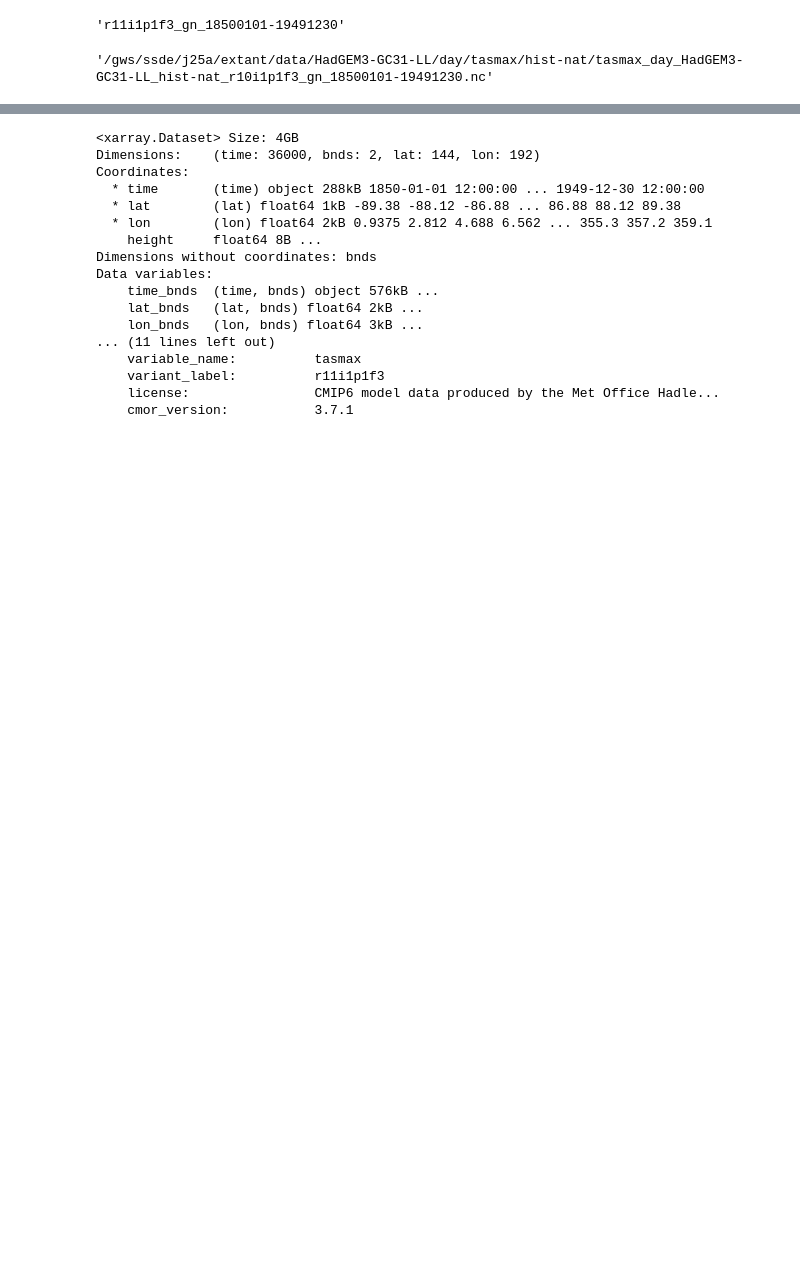
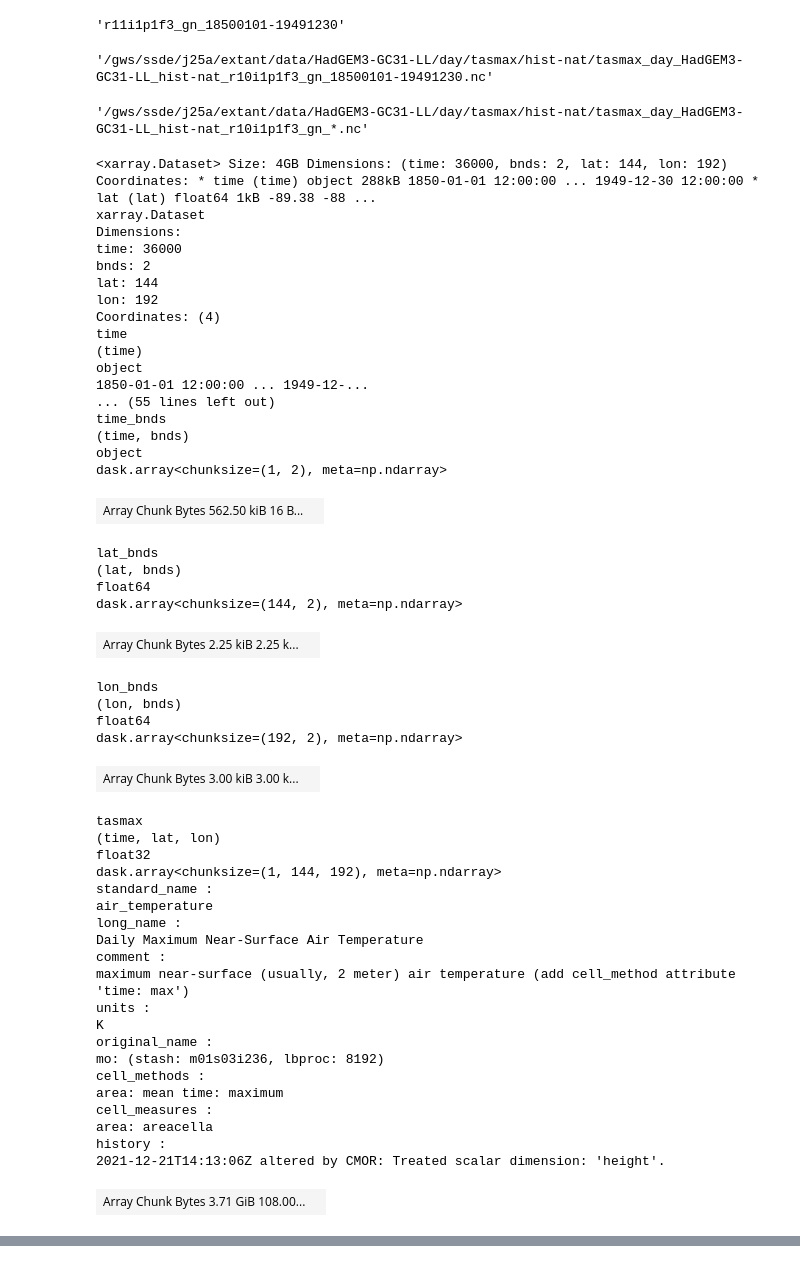
Before and after one commit to alexborowiak/ExtAnt-initial, a Jupyter notebook: draft_01.ipynb, the cells around one changed output, grey strips where cells are left out. Cells and saved outputs as stored; diff of their text form; code cells hidden in the pictures; blank space fills up the shorter version.

```diff
--- a/draft_01.ipynb
+++ b/draft_01.ipynb
@@ -154,3 +175,61 @@ hist_nat_path = sample_dict['fnames']['hist-nat'][0]
 hist_nat_path
 # %% [output]
 '/gws/ssde/j25a/extant/data/HadGEM3-GC31-LL/day/tasmax/hist-nat/tasmax_day_HadGEM3-GC31-LL_hist-nat_r10i1p1f3_gn_18500101-19491230.nc'
+# %%
+hist_nat_wild_path = re.sub(r'_gn_\d+-\d+.nc$', '_gn_*.nc',hist_nat_path)
+hist_nat_wild_path
+# %% [output]
+'/gws/ssde/j25a/extant/data/HadGEM3-GC31-LL/day/tasmax/hist-nat/tasmax_day_HadGEM3-GC31-LL_hist-nat_r10i1p1f3_gn_*.nc'
+# %%
+hist_nat_da = xr.open_mfdataset(hist_nat_path)
+hist_nat_da
+# %% [output]
+<xarray.Dataset> Size: 4GB Dimensions: (time: 36000, bnds: 2, lat: 144, lon: 192) Coordinates: * time (time) object 288kB 1850-01-01 12:00:00 ... 1949-12-30 12:00:00 * lat (lat) float64 1kB -89.38 -88 ...
+xarray.Dataset
+Dimensions:
+time: 36000
+bnds: 2
+lat: 144
+lon: 192
+Coordinates: (4)
+time
+(time)
+object
+1850-01-01 12:00:00 ... 1949-12-...
+... (55 lines left out)
+time_bnds
+(time, bnds)
+object
+dask.array<chunksize=(1, 2), meta=np.ndarray>
+| Array Chunk Bytes 562.50 kiB 16 B... |  |
+lat_bnds
+(lat, bnds)
+float64
+dask.array<chunksize=(144, 2), meta=np.ndarray>
+| Array Chunk Bytes 2.25 kiB 2.25 k... |  |
+lon_bnds
+(lon, bnds)
+float64
+dask.array<chunksize=(192, 2), meta=np.ndarray>
+| Array Chunk Bytes 3.00 kiB 3.00 k... |  |
+tasmax
+(time, lat, lon)
+float32
+dask.array<chunksize=(1, 144, 192), meta=np.ndarray>
+standard_name :
+air_temperature
+long_name :
+Daily Maximum Near-Surface Air Temperature
+comment :
+maximum near-surface (usually, 2 meter) air temperature (add cell_method attribute 'time: max')
+units :
+K
+original_name :
+mo: (stash: m01s03i236, lbproc: 8192)
+cell_methods :
+area: mean time: maximum
+cell_measures :
+area: areacella
+history :
+2021-12-21T14:13:06Z altered by CMOR: Treated scalar dimension: 'height'.
+| Array Chunk Bytes 3.71 GiB 108.00... |  |
@@ -159,23 +255,3 @@ hist_da = xr.open_dataset(hist_path)
-# %%
-hist_da
-# %% [output]
-<xarray.Dataset> Size: 4GB
-Dimensions:    (time: 36000, bnds: 2, lat: 144, lon: 192)
-Coordinates:
-  * time       (time) object 288kB 1850-01-01 12:00:00 ... 1949-12-30 12:00:00
-  * lat        (lat) float64 1kB -89.38 -88.12 -86.88 ... 86.88 88.12 89.38
-  * lon        (lon) float64 2kB 0.9375 2.812 4.688 6.562 ... 355.3 357.2 359.1
-    height     float64 8B ...
-Dimensions without coordinates: bnds
-Data variables:
-    time_bnds  (time, bnds) object 576kB ...
-    lat_bnds   (lat, bnds) float64 2kB ...
-    lon_bnds   (lon, bnds) float64 3kB ...
-... (11 lines left out)
-    variable_name:          tasmax
-    variant_label:          r11i1p1f3
-    license:                CMIP6 model data produced by the Met Office Hadle...
-    cmor_version:           3.7.1
 # %%
 import matplotlib.pyplot as plt
 # %%
```
Also changed, not shown: parts of 21 cells of this notebook.
